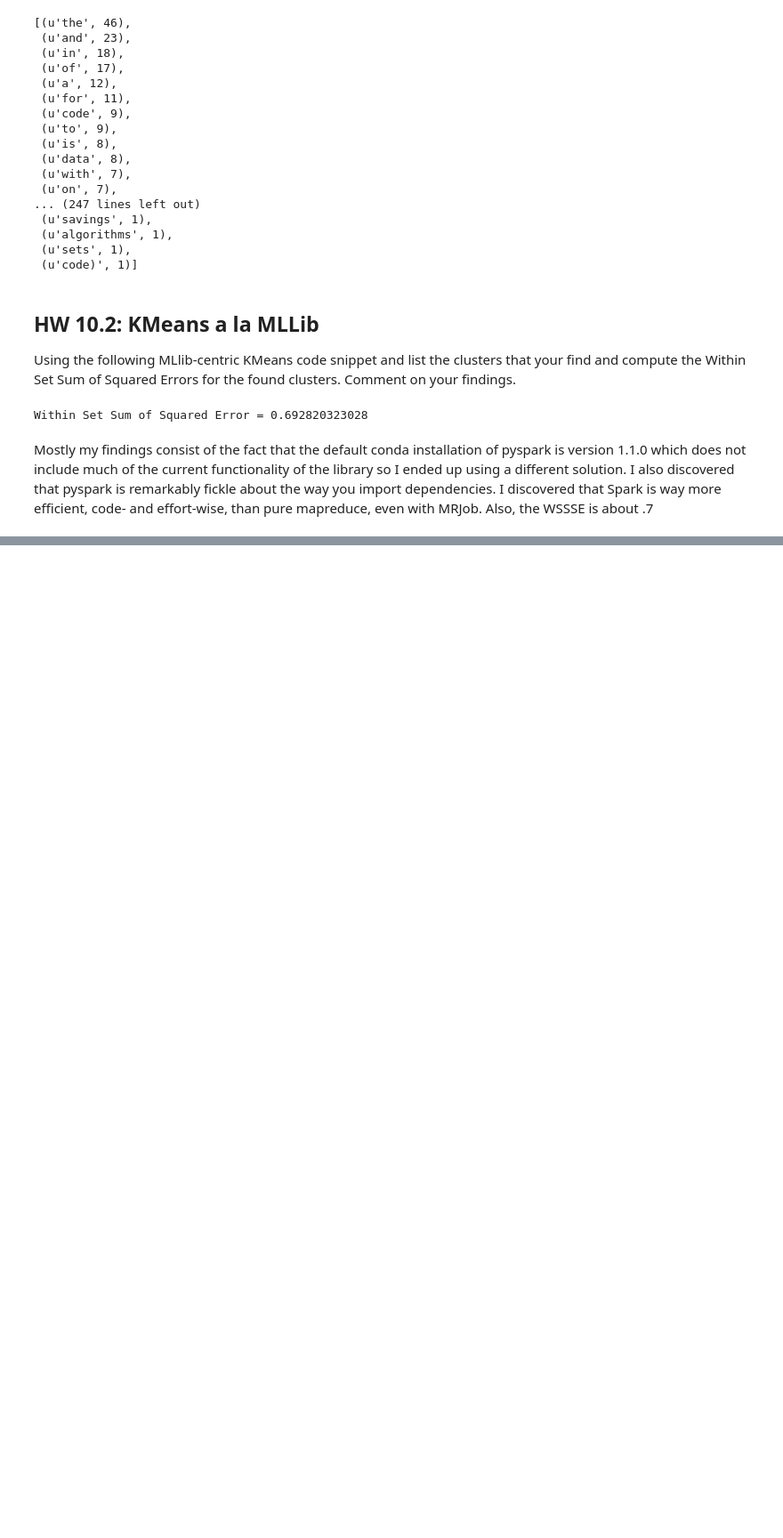
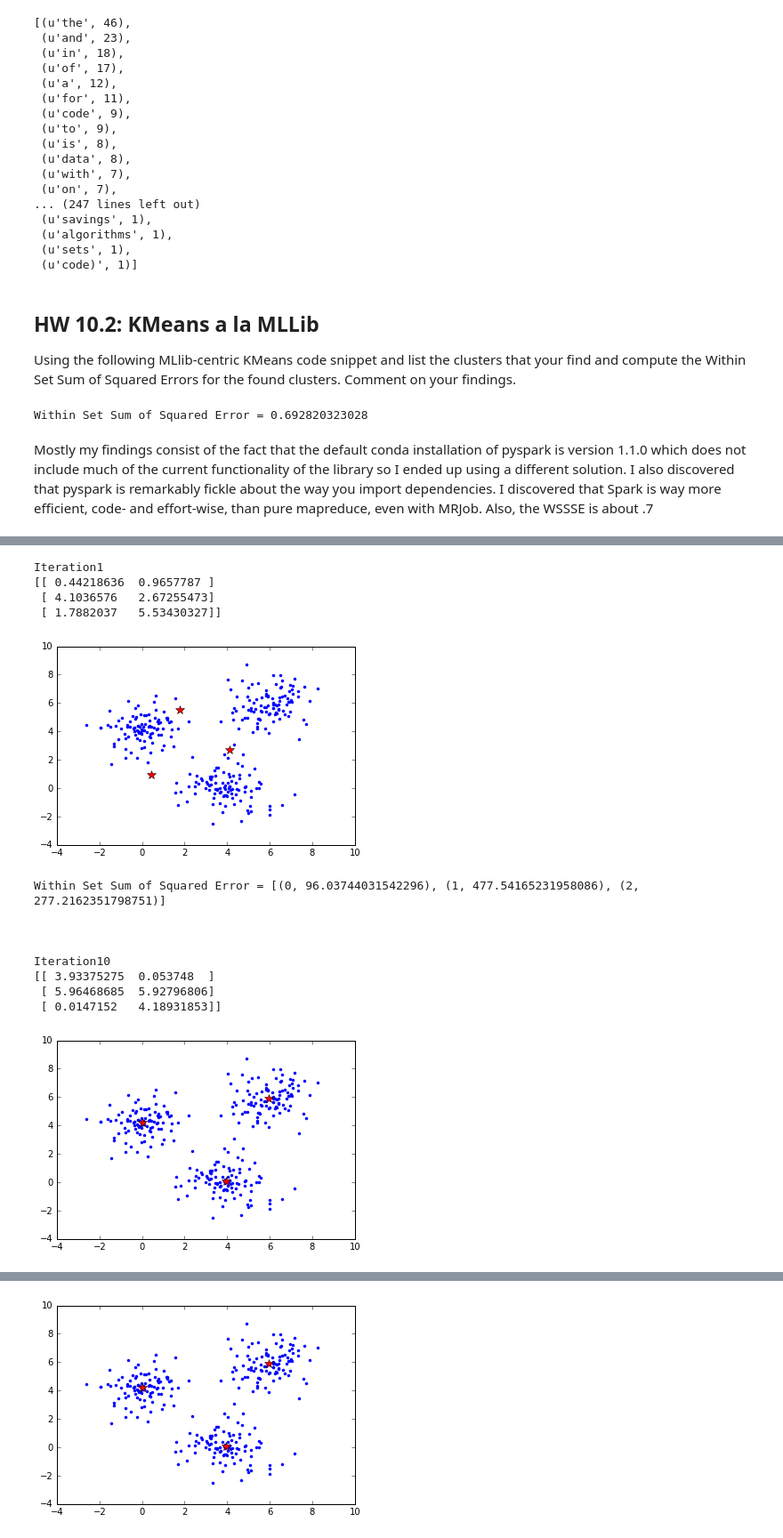
Before and after one commit to dails08/261, a Jupyter notebook: week10/HW10.ipynb, the cells around one changed output, grey strips where cells are left out. Shown at 89% size. Drawn from its saved outputs; the diff is of its cells as text; code cells hidden in the pictures; blank space fills up the shorter version.

```diff
--- a/week10/HW10.ipynb
+++ b/week10/HW10.ipynb
@@ -161,0 +196,73 @@ Mostly my findings consist of the fact that the default conda installation of py
+# %%
+#Calculate which class each data point belongs to
+def nearest_centroid(line):
+    x = np.array([float(f) for f in line.split(',')])
+    closest_centroid_idx = np.sum((x - centroids)**2, axis=1).argmin()
+    return (closest_centroid_idx,(x,1))
+
+#plot centroids and data points for each iteration
+def plot_iteration(means):
+    pylab.plot(samples1[:, 0], samples1[:, 1], '.', color = 'blue')
+    pylab.plot(samples2[:, 0], samples2[:, 1], '.', color = 'blue')
+    pylab.plot(samples3[:, 0], samples3[:, 1],'.', color = 'blue')
+    pylab.plot(means[0][0], means[0][1],'*',markersize =10,color = 'red')
+    pylab.plot(means[1][0], means[1][1],'*',markersize =10,color = 'red')
+    pylab.plot(means[2][0], means[2][1],'*',markersize =10,color = 'red')
+    pylab.show()
+# %%
+# Evaluate clustering by computing Within Set Sum of Squared Errors
+def single_error(init_tuple):
+    centroid_idx = init_tuple[0]
+    point = init_tuple[1]
+    return centroid_idx, sqrt(sum([x**2 for x in (point - centroids[centroid_idx])]))
+
+def find_centroid(line):
+    x = np.array([float(f) for f in line.split(',')])
+    closest_centroid_idx = np.sum((x - centroids)**2, axis=1).argmin()
+    return closest_centroid_idx, x
+
+K = 3
+# Initialization: initialization of parameter is fixed to show an example
+centroids = np.array([[0.0,0.0],[2.0,2.0],[0.0,7.0]])
+
+D = sc.textFile("./data.csv").cache()
+iter_num = 0
+for i in range(100):
+    res = D.map(nearest_centroid).reduceByKey(lambda x,y : (x[0]+y[0],x[1]+y[1])).collect()
+    #res [(0, (array([  2.66546663e+00,   3.94844436e+03]), 1001)  ),
+    #     (2, (array([ 6023.84995923,  5975.48511018]), 1000)),
+    #     (1, (array([ 3986.85984761,    15.93153464]), 999))]
+    # res[1][1][1] returns 1000 here
+    res = sorted(res,key = lambda x : x[0])  #sort based on clusted ID
+    centroids_new = np.array([x[1][0]/x[1][1] for x in res])  #divide by cluster size
+#     if np.sum(np.absolute(centroids_new-centroids))<0.01:
+#         break
+    iter_num = iter_num + 1
+    centroids = centroids_new
+    if iter_num in [1,10,20,100]:
+        print "Iteration" + str(iter_num)
+        print centroids
+        plot_iteration(centroids)
+
+        WSSSE = D.map(find_centroid).map(single_error).reduceByKey(lambda x, y: x + y).collect()
+        print("Within Set Sum of Squared Error = " + str(WSSSE))
+        print '\n\n'
+
+
+print "Final Results:"
+print centroids
+# %% [output]
+Iteration1
+[[ 0.44218636  0.9657787 ]
+ [ 4.1036576   2.67255473]
+ [ 1.7882037   5.53430327]]
+[figure, added]
+Within Set Sum of Squared Error = [(0, 96.03744031542296), (1, 477.54165231958086), (2, 277.2162351798751)]
+
+
+
+Iteration10
+[[ 3.93375275  0.053748  ]
+ [ 5.96468685  5.92796806]
+ [ 0.0147152   4.18931853]]
+[figure, added]
@@ -161,0 +277 @@ Mostly my findings consist of the fact that the default conda installation of py
+[figure, added]
```
Also changed, not shown: parts of 12 cells of this notebook.
